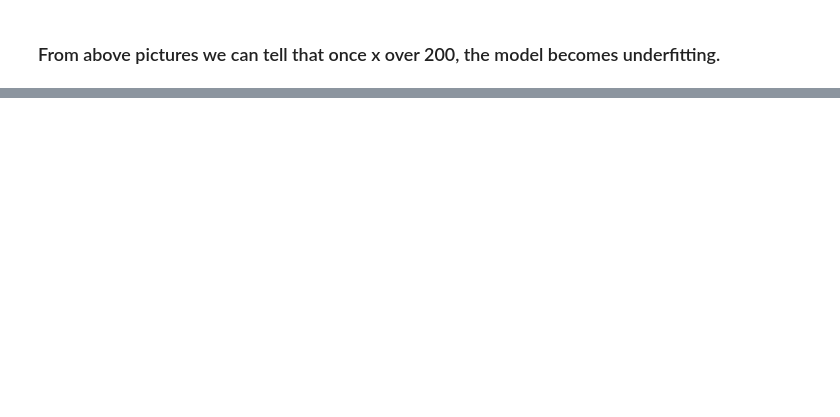
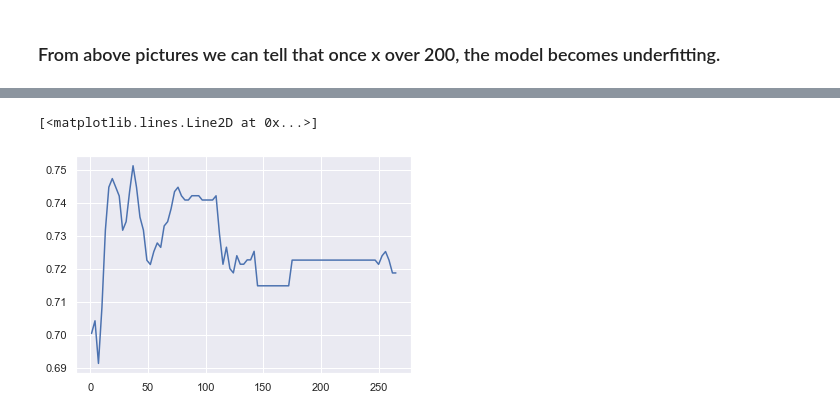
Before and after one commit to A2Zntu/ML_HW, a Jupyter notebook: Lab1/DecisionTree_Lab1.ipynb, the cells around one changed output, grey strips where cells are left out. Drawn from its saved outputs; the diff is of its cells as text; code cells hidden in the pictures; blank space fills up the shorter version.

```diff
--- a/Lab1/DecisionTree_Lab1.ipynb
+++ b/Lab1/DecisionTree_Lab1.ipynb
@@ -112,0 +173,14 @@ plt.plot(x_axis, list_accuracy)
+# %%
+min_size = min(diabetes_df['class'].value_counts()[0], diabetes_df['class'].value_counts()[1])
+list_accuracy = []
+x_axis = []
+for i in range(1, min_size , 3):
+    model = DecisionTreeClassifier(criterion="entropy", max_depth=None, min_samples_leaf = i)
+    model.fit(x, y)
+    scores = cross_val_score(model, x, y, cv = 10)
+    scores = np.mean(scores)
+    list_accuracy.append(scores)
+    x_axis.append(i)
+# %% [output]
+[<matplotlib.lines.Line2D at 0x...>]
+[figure, added]
```
Also changed, not shown: parts of 14 cells of this notebook, 1 other file.
